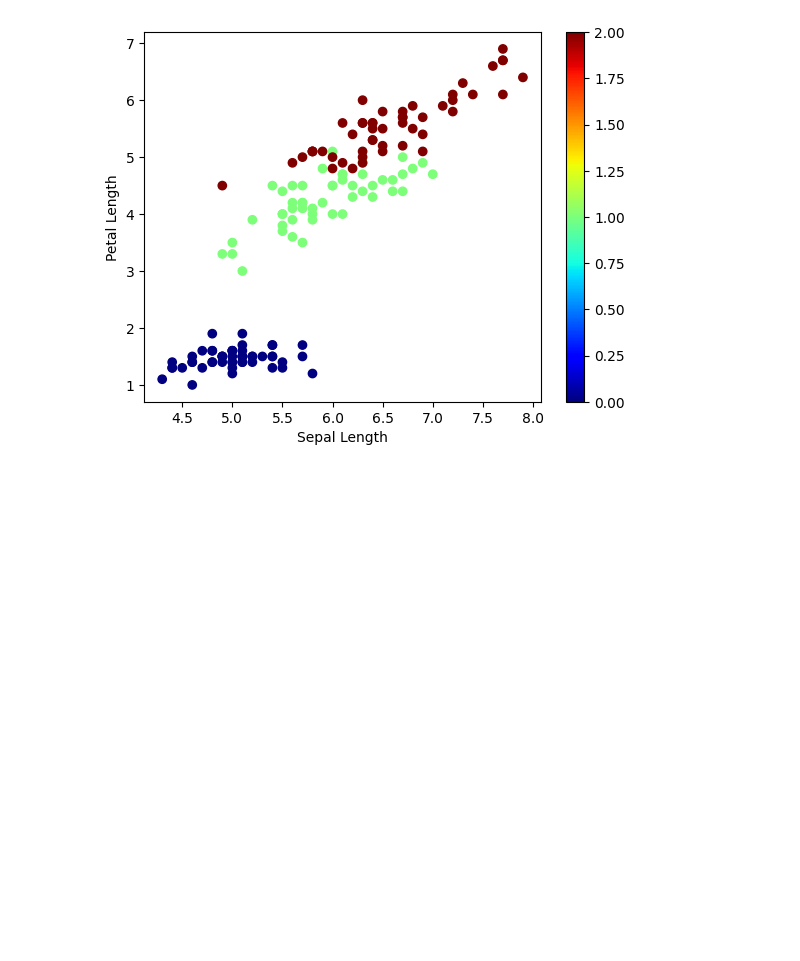
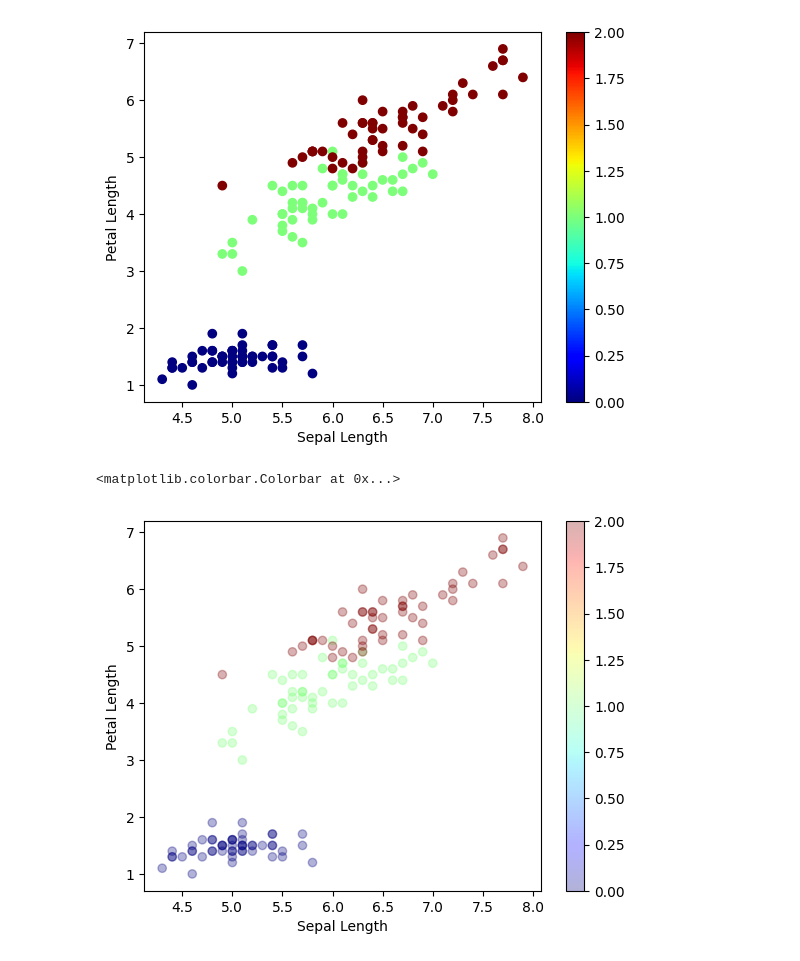
Before and after one commit to Muhammad-Waleed-Source/Chat-Room, a Jupyter notebook: Matplotlib_2.ipynb, the cells around one changed output. Cells and saved outputs as stored; diff of their text form; code cells hidden in the pictures; blank space fills up the shorter version.

Commit message:
Opacity using alpha

```diff
--- a/Matplotlib_2.ipynb
+++ b/Matplotlib_2.ipynb
@@ -70,3 +70,14 @@ plt.colorbar()
 # %% [output]
 <matplotlib.colorbar.Colorbar at 0x...>
 [figure]
+# %%
+# alpha
+
+plt.scatter(iris['SepalLengthCm'], iris['PetalLengthCm'], c=iris['Species'], cmap='jet', alpha=0.3)
+
+plt.xlabel('Sepal Length')
+plt.ylabel('Petal Length')
+plt.colorbar()
+# %% [output]
+<matplotlib.colorbar.Colorbar at 0x...>
+[figure, added]
```
